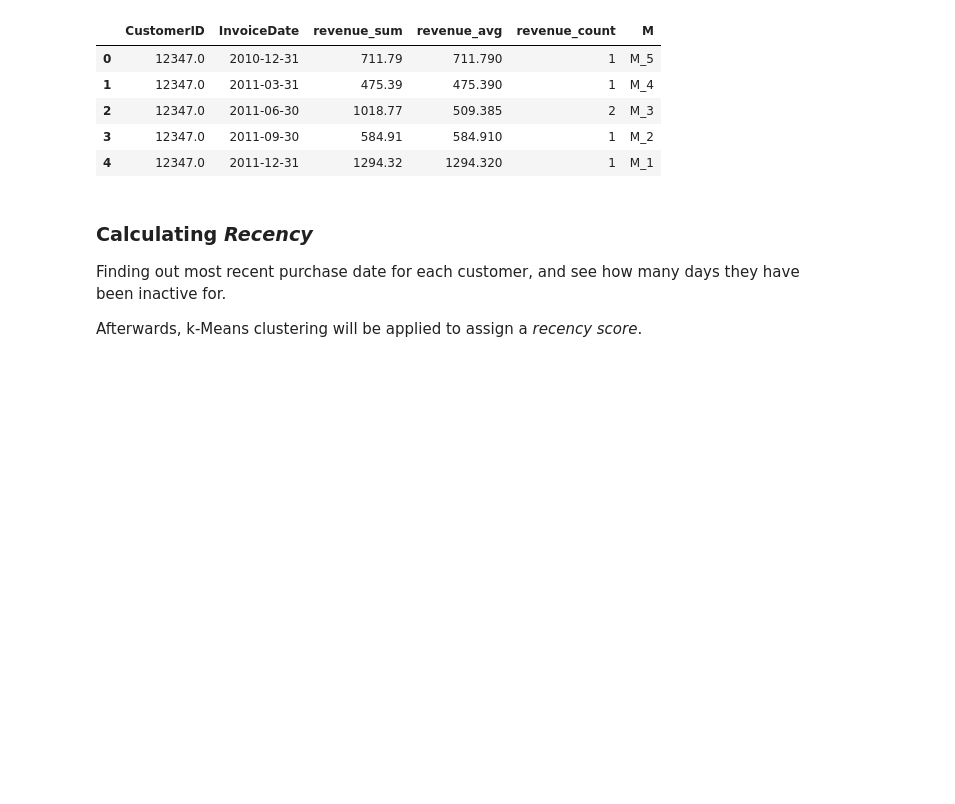
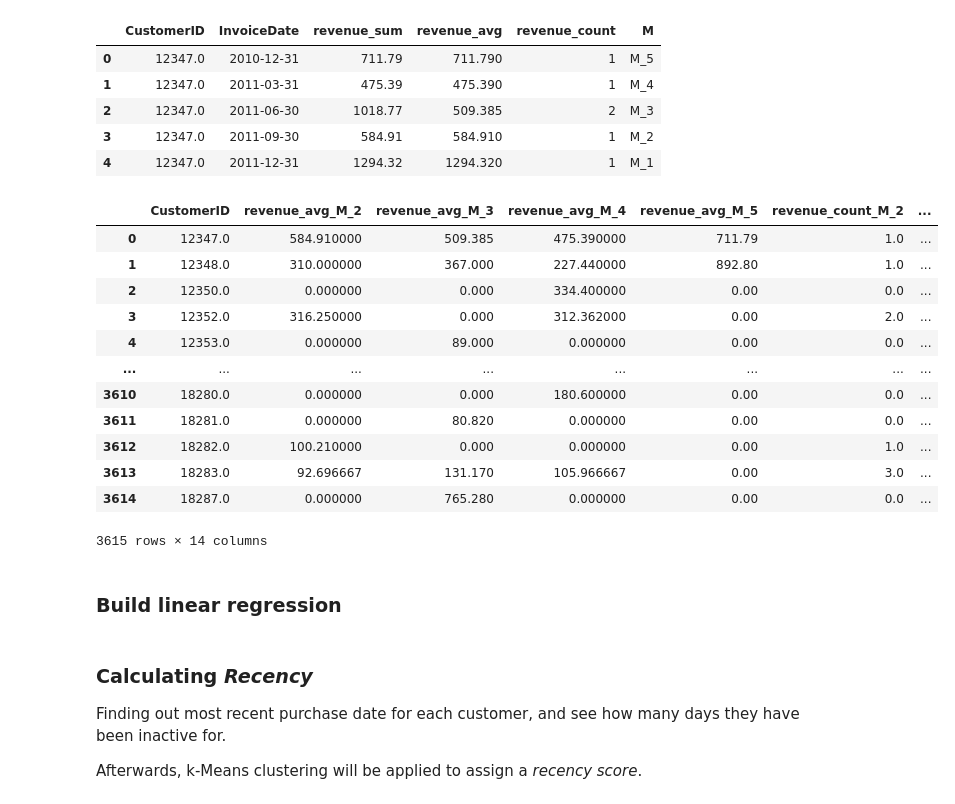
Before and after one commit to GarritWilsonDS/clv_prediction, a Jupyter notebook: notebooks/clv_predictions-using-grouper.ipynb, the cells around one changed output. Drawn from its saved outputs; the diff is of its cells as text; code cells hidden in the pictures; blank space fills up the shorter version.

Commit message:
added function to create features and target

```diff
--- a/notebooks/clv_predictions-using-grouper.ipynb
+++ b/notebooks/clv_predictions-using-grouper.ipynb
@@ -286,12 +295,53 @@ df_data.head()
 | 2 | 12347.0 | 2011-06-30 | 1018.77 | 509.385 | 2 | M_3 |
 | 3 | 12347.0 | 2011-09-30 | 584.91 | 584.910 | 1 | M_2 |
 | 4 | 12347.0 | 2011-12-31 | 1294.32 | 1294.320 | 1 | M_1 |
-# %%
-df_features = pd.pivot_table(
-                df_data.loc[df_data['M'] != 'M_1'],
-                values=['sales_sum', 'sales_avg', 'sales_count'],
-                columns='M',
-                index='CustomerID')
+# %%
+def create_features_and_target(df):
+    '''This function takes the monthly aggregated data, and creates features
+    as inputs for our regression from it.'''
+
+    ## create features
+    df_features = pd.pivot_table(
+                    df.loc[df["M"] != "M_1"],
+                    values= ["revenue_sum", "revenue_avg", "revenue_count"],
+                    columns = "M",
+                    index= "CustomerID")
+
+    df_features.columns = ['_'.join(col) for col in df_features.columns]
+
+    df_features.reset_index(level=0, inplace= True)
+
+    df_features.fillna(0, inplace=True)
+
+    ## create target
+    df_target = df.loc[df["M"] == "M_1"][["CustomerID", "revenue_sum"]]
+
+    df_target.columns = ["CustomerID", "CLV_M_1"]
+
+    ## creating final dataframe by merging
+    df_final = pd.merge(df_features, df_target, on= "CustomerID", how= "left")
+
+    df_final.fillna(0, inplace=True)
+
+    return df_final
+# %%
+create_features_and_target(df_data)
+# %% [output]
+|  | CustomerID | revenue_avg_M_2 | revenue_avg_M_3 | revenue_avg_M_4 | revenue_avg_M_5 | revenue_count_M_2 | ... |
+| 0 | 12347.0 | 584.910000 | 509.385 | 475.390000 | 711.79 | 1.0 | ... |
+| 1 | 12348.0 | 310.000000 | 367.000 | 227.440000 | 892.80 | 1.0 | ... |
+| 2 | 12350.0 | 0.000000 | 0.000 | 334.400000 | 0.00 | 0.0 | ... |
+| 3 | 12352.0 | 316.250000 | 0.000 | 312.362000 | 0.00 | 2.0 | ... |
+| 4 | 12353.0 | 0.000000 | 89.000 | 0.000000 | 0.00 | 0.0 | ... |
+| ... | ... | ... | ... | ... | ... | ... | ... |
+| 3610 | 18280.0 | 0.000000 | 0.000 | 180.600000 | 0.00 | 0.0 | ... |
+| 3611 | 18281.0 | 0.000000 | 80.820 | 0.000000 | 0.00 | 0.0 | ... |
+| 3612 | 18282.0 | 100.210000 | 0.000 | 0.000000 | 0.00 | 1.0 | ... |
+| 3613 | 18283.0 | 92.696667 | 131.170 | 105.966667 | 0.00 | 3.0 | ... |
+| 3614 | 18287.0 | 0.000000 | 765.280 | 0.000000 | 0.00 | 0.0 | ... |
+3615 rows × 14 columns
+# %% [markdown]
+### Build linear regression
 # %%
 ## making 3 - months and 6 - months dataframes
 data_3m = data[(data.InvoiceDate.dt.date < date(2011,6,1)) & (data.InvoiceDate.dt.date >= date(2011,3,1))].reset_index()
```
Also changed, not shown: parts of 1 cell of this notebook.
